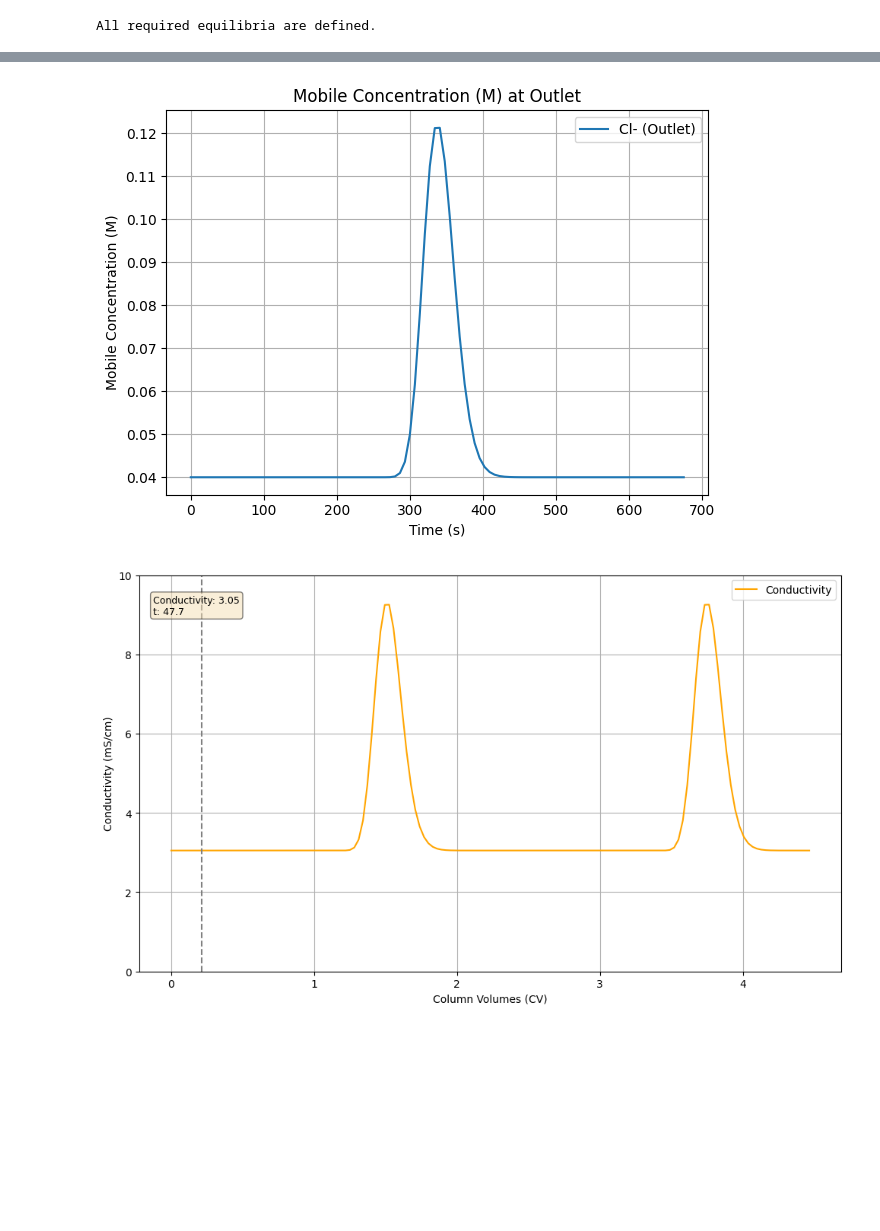
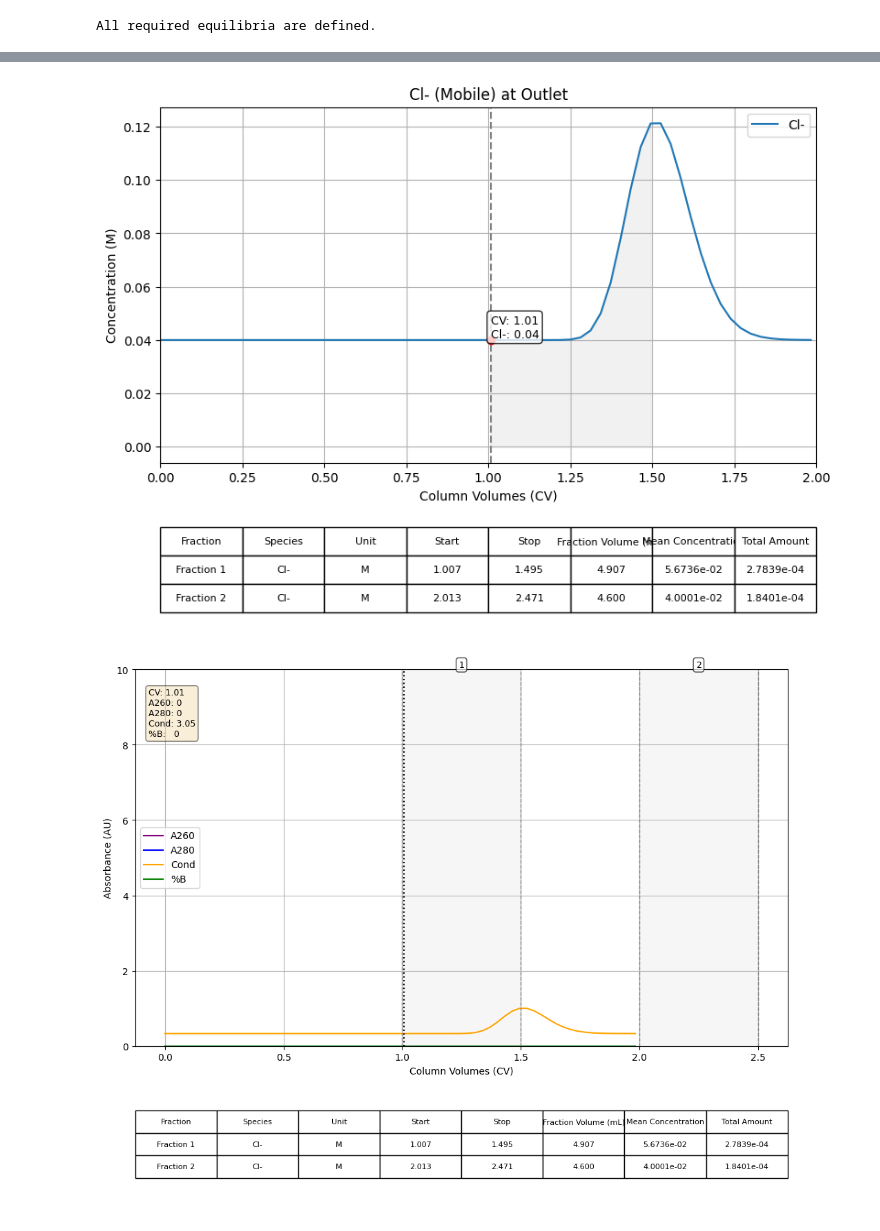
Before and after one commit to jonkeeley/openiex, a Jupyter notebook: notebooks/main.ipynb, the cells around one changed output, grey strips where cells are left out. Saved outputs shown, nothing was run; the diff lists cells and outputs as text; code cells hidden in the pictures; blank space fills up the shorter version.

Commit message:
Added visualization capabilities

```diff
--- a/notebooks/main.ipynb
+++ b/notebooks/main.ipynb
@@ -128,12 +131,16 @@ plot_single_species(
 res_loaded: SimulationResult = load_simulation("results/run4")
 # %%
 plot_single_species(
-    res_loaded,
+    res,
     "Cl-",
-    x_axis="time"
+    x_axis='CV',
+    x_window=(0, 2),
+    y_axis='UV',
+    data_point=1,
+    fractions=[(1,1.5), (2,2.5)],
 )
 # %% [output]
-[figure, old version]
+[figure, new version]
 # %%
 # 2) Resume with a new method2
 t_final = method_duration(method, system)
@@ -151,11 +158,13 @@ save_simulation("results/run4_extended", res)
 # %%
 plot_chromatogram(
     res,
     x_axis='CV',
-    time_window=(0, 1000),
-    y_axis='cond',
+    x_window=(0, 2),
+    y_axis='UV',
     y_window=(0,10),
-    t_data_points=50.0
+    data_point=1,
+    fractions=[(1,1.5), (2,2.5)],
+    frac_species=['Cl-']
 )
 # %% [output]
-[figure, old version]
+[figure, new version]
```
Also changed, not shown: parts of 2 cells of this notebook, 3 other files.
